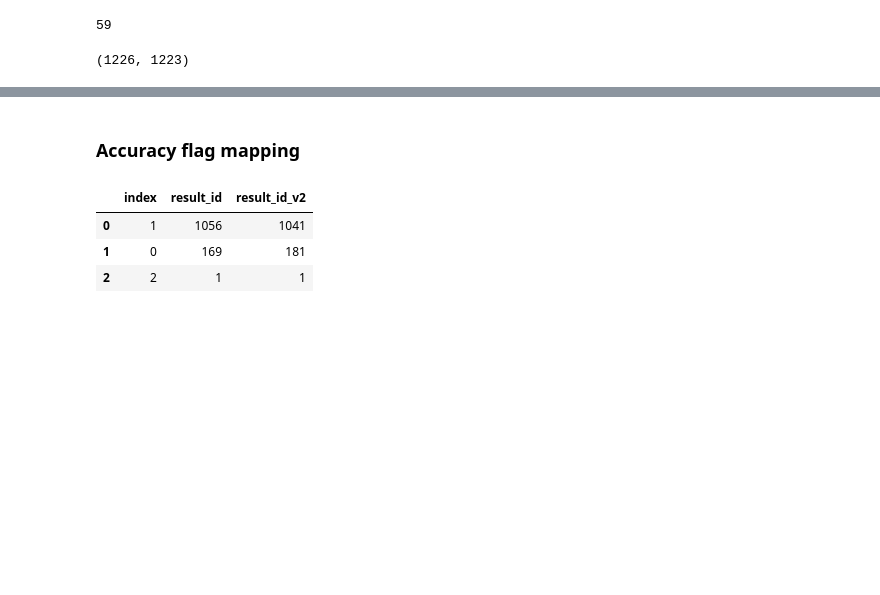
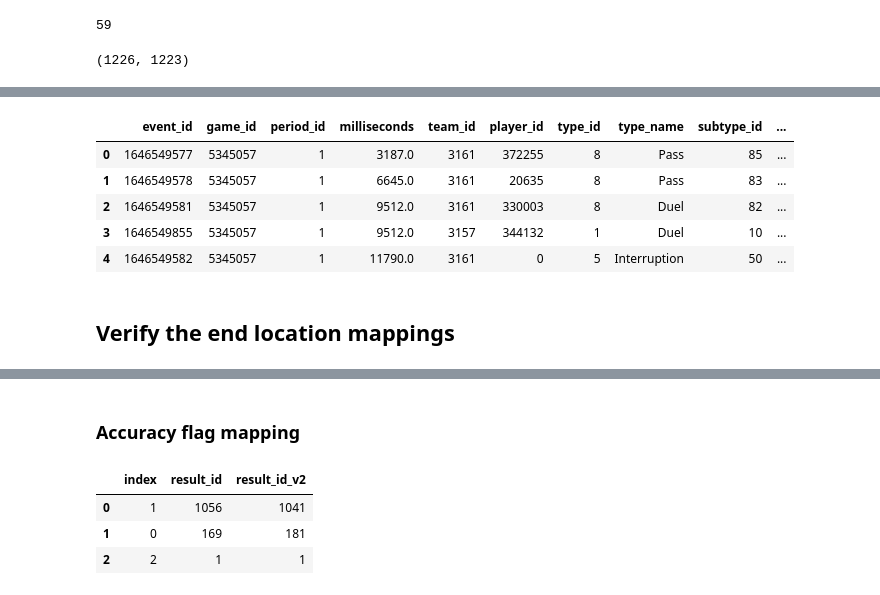
Before and after one commit to liammoore44/wyscout-spadl-conversion, a Jupyter notebook: test_notebooks/Wyscout-conversion.ipynb, the cells around one changed output, grey strips where cells are left out. Drawn from its saved outputs; the diff is of its cells as text; code cells hidden in the pictures; blank space fills up the shorter version.

```diff
--- a/test_notebooks/Wyscout-conversion.ipynb
+++ b/test_notebooks/Wyscout-conversion.ipynb
@@ -627,0 +676,11 @@ compare
+# %%
+converted_positions.head()
+# %% [output]
+|  | event_id | game_id | period_id | milliseconds | team_id | player_id | type_id | type_name | subtype_id | ... |
+| 0 | 1646549577 | 5345057 | 1 | 3187.0 | 3161 | 372255 | 8 | Pass | 85 | ... |
+| 1 | 1646549578 | 5345057 | 1 | 6645.0 | 3161 | 20635 | 8 | Pass | 83 | ... |
+| 2 | 1646549581 | 5345057 | 1 | 9512.0 | 3161 | 330003 | 8 | Duel | 82 | ... |
+| 3 | 1646549855 | 5345057 | 1 | 9512.0 | 3157 | 344132 | 1 | Duel | 10 | ... |
+| 4 | 1646549582 | 5345057 | 1 | 11790.0 | 3161 | 0 | 5 | Interruption | 50 | ... |
+# %% [markdown]
+## Verify the end location mappings
```
Also changed, not shown: parts of 16 cells of this notebook, 2 other files.
